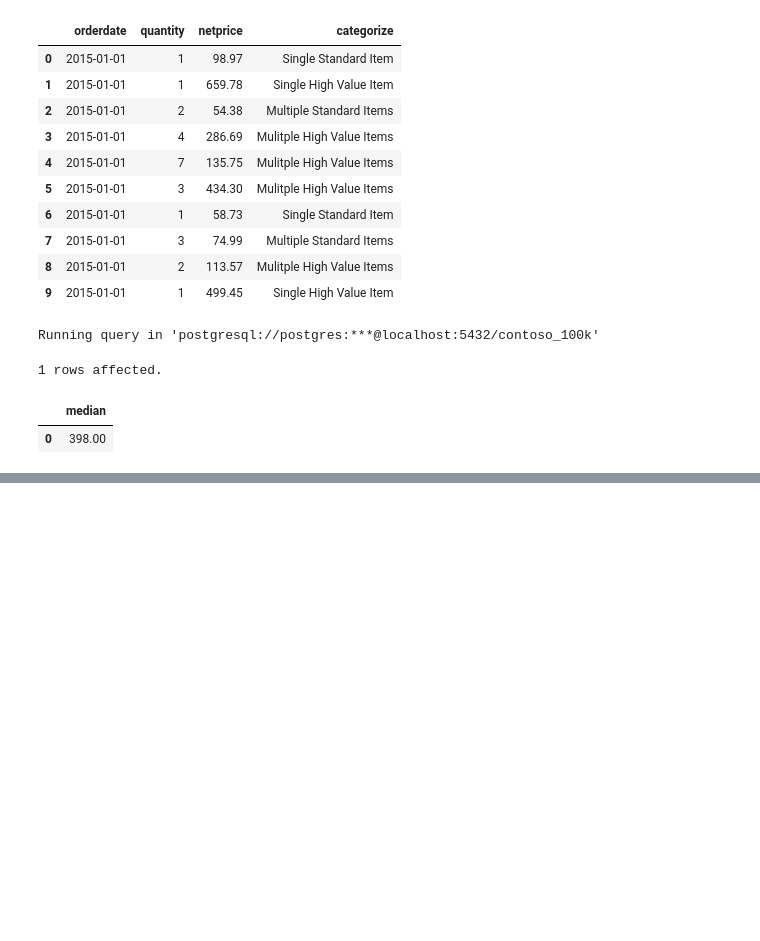
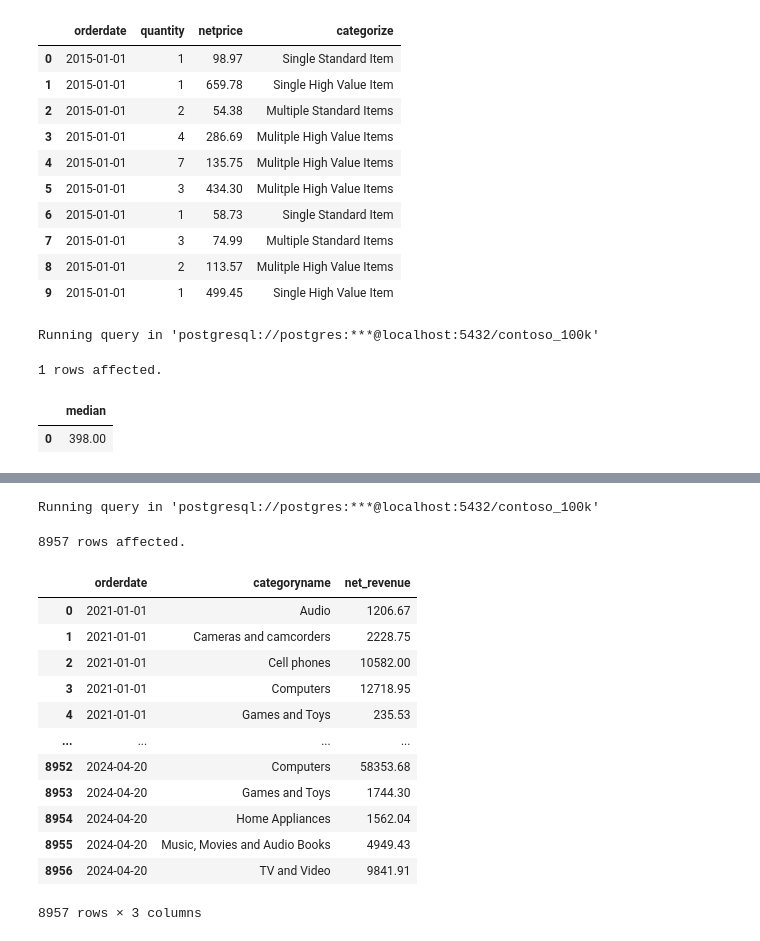
Before and after one commit to Gezzus1703/Google-Colab-SQL, a Jupyter notebook: Resources/Blank_SQL_Notebook.ipynb, the cells around one changed output, grey strips where cells are left out. Drawn from its saved outputs; the diff is of its cells as text; code cells hidden in the pictures; blank space fills up the shorter version.

```diff
--- a/Resources/Blank_SQL_Notebook.ipynb
+++ b/Resources/Blank_SQL_Notebook.ipynb
@@ -306,0 +431,33 @@ Running query in 'postgresql://postgres:***@localhost:5432/contoso_100k'
+# %%
+%%sql
+
+SELECT
+  s.orderdate,
+  p.categoryname,
+  SUM(s.quantity * s.netprice * s.exchangerate) AS net_revenue
+FROM sales s
+LEFT JOIN product p ON p.productkey = s.productkey
+WHERE
+  EXTRACT(YEAR FROM orderdate) >= EXTRACT(YEAR FROM CURRENT_DATE) - 5
+GROUP BY
+  s.orderdate,
+  p.categoryname
+ORDER BY
+  s.orderdate,
+  p.categoryname
+# %% [output]
+Running query in 'postgresql://postgres:***@localhost:5432/contoso_100k'
+8957 rows affected.
+|  | orderdate | categoryname | net_revenue |
+| 0 | 2021-01-01 | Audio | 1206.67 |
+| 1 | 2021-01-01 | Cameras and camcorders | 2228.75 |
+| 2 | 2021-01-01 | Cell phones | 10582.00 |
+| 3 | 2021-01-01 | Computers | 12718.95 |
+| 4 | 2021-01-01 | Games and Toys | 235.53 |
+| ... | ... | ... | ... |
+| 8952 | 2024-04-20 | Computers | 58353.68 |
+| 8953 | 2024-04-20 | Games and Toys | 1744.30 |
+| 8954 | 2024-04-20 | Home Appliances | 1562.04 |
+| 8955 | 2024-04-20 | Music, Movies and Audio Books | 4949.43 |
+| 8956 | 2024-04-20 | TV and Video | 9841.91 |
+8957 rows × 3 columns
```
Also changed, not shown: parts of 6 cells of this notebook.
